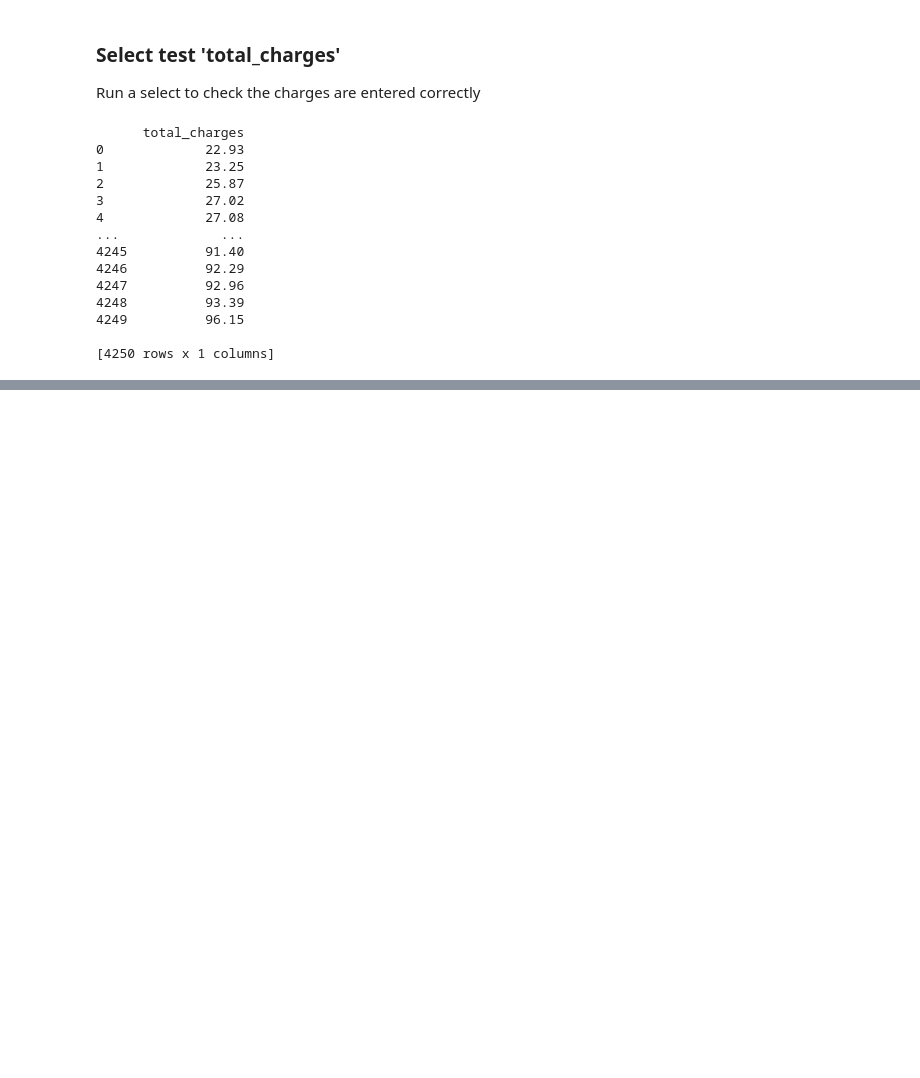
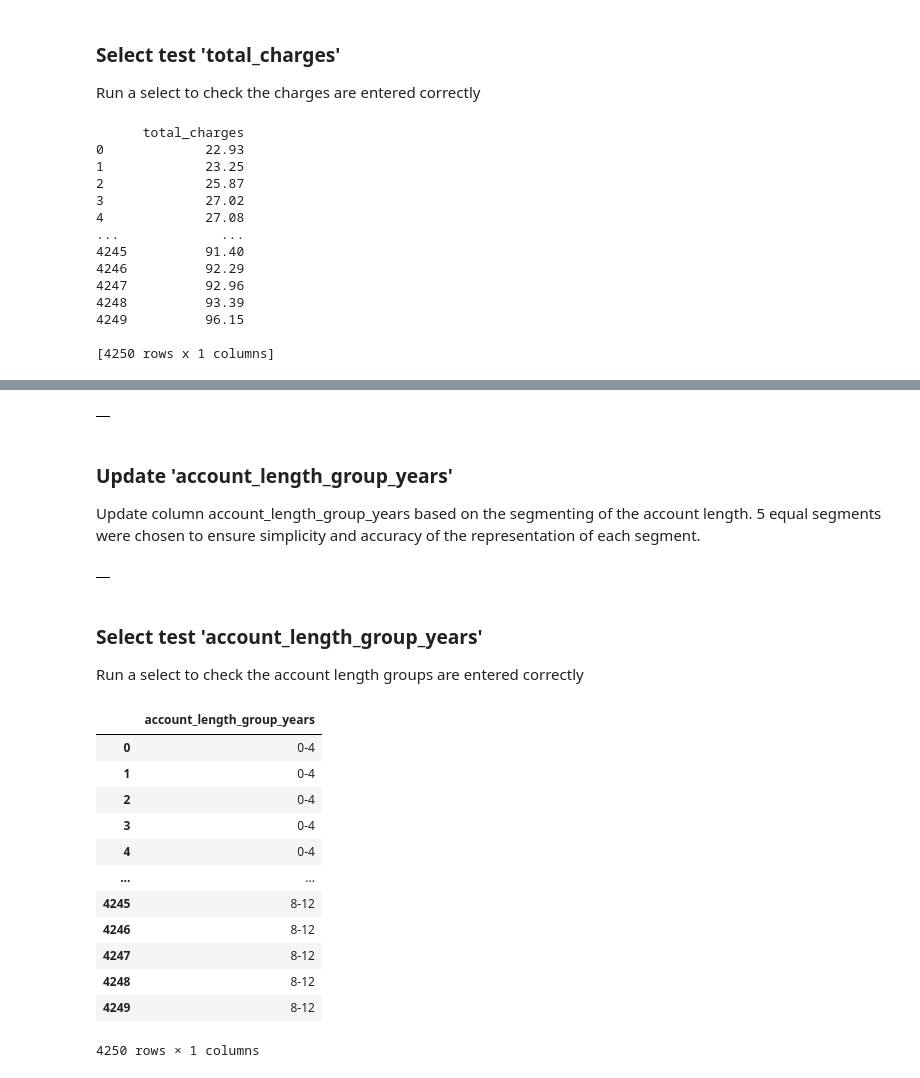
Before and after one commit to lauraabrown6/churn_risk_analysis, a Jupyter notebook: churn_rate_cleaning.ipynb, the cells around one changed output, grey strips where cells are left out. Saved outputs shown, nothing was run; the diff lists cells and outputs as text; code cells hidden in the pictures; blank space fills up the shorter version.

Commit message:
update segments

```diff
--- a/churn_rate_cleaning.ipynb
+++ b/churn_rate_cleaning.ipynb
@@ -632,0 +636,49 @@ query_and_display("""
+# %%
+query_and_display("""
+    ALTER TABLE `nomadic-ocean-395807.churn_rate.customer_data`
+    ADD COLUMN account_length_group_years STRING;
+""")
+# %% [output]
+|  |
+# %% [markdown]
+### Update 'account_length_group_years'
+Update column account_length_group_years based on the segmenting of the account length. 5 equal segments were chosen to ensure simplicity and accuracy of the representation of each segment.
+# %%
+query_and_display("""
+    UPDATE `nomadic-ocean-395807.churn_rate.customer_data`
+    SET account_length_group_years =
+               CASE
+                    WHEN account_length > 192 THEN '16-20'
+                    WHEN account_length > 144 THEN '12-16'
+                    WHEN account_length > 96 THEN '8-12'
+                    WHEN account_length > 48 THEN '4-8'
+                    ELSE '0-4'
+                END
+    WHERE account_length_group_years IS NULL
+""")
+# %% [output]
+|  |
+# %% [markdown]
+### Select test 'account_length_group_years'
+Run a select to check the account length groups are entered correctly
+# %%
+query_and_display("""
+    SELECT
+        account_length_group_years
+    FROM `nomadic-ocean-395807.churn_rate.customer_data`
+    ORDER BY account_length_group_years
+""")
+# %% [output]
+|  | account_length_group_years |
+| 0 | 0-4 |
+| 1 | 0-4 |
+| 2 | 0-4 |
+| 3 | 0-4 |
+| 4 | 0-4 |
+| ... | ... |
+| 4245 | 8-12 |
+| 4246 | 8-12 |
+| 4247 | 8-12 |
+| 4248 | 8-12 |
+| 4249 | 8-12 |
+4250 rows × 1 columns
```
Also changed, not shown: parts of 7 cells of this notebook, 1 other file.
